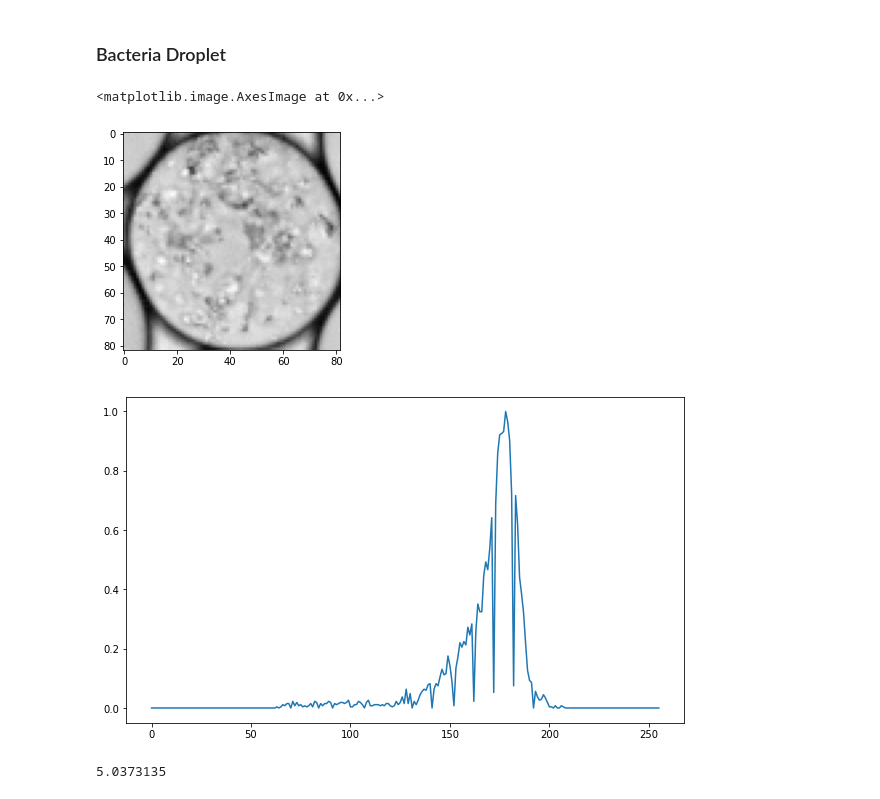
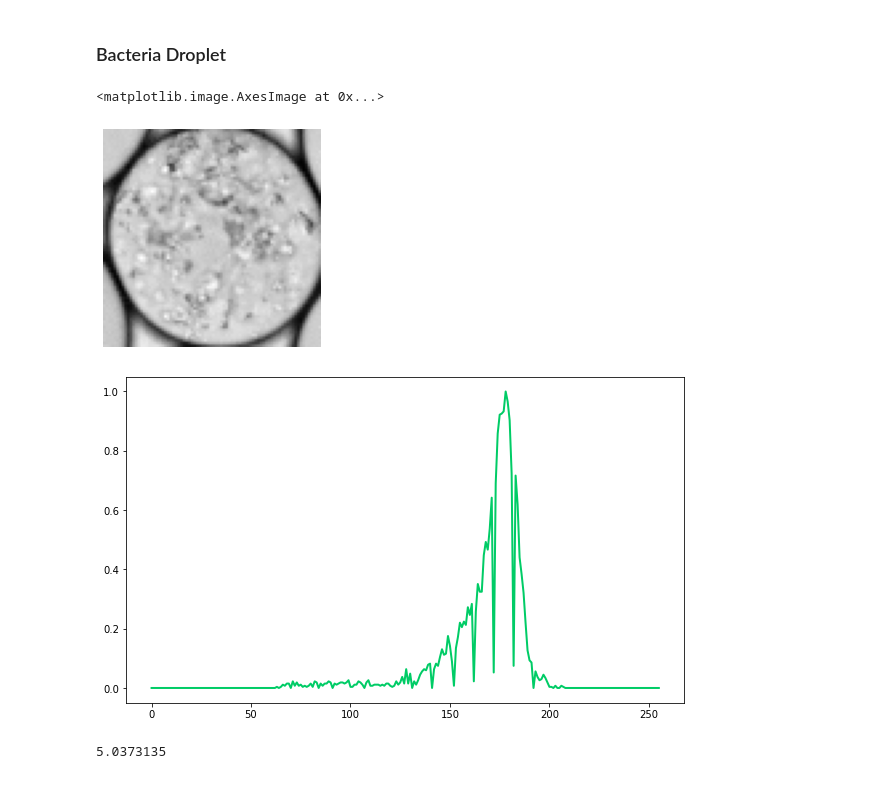
Before and after one commit to pani-vishal/droplet-counter, a Jupyter notebook: baseline.ipynb, the cells around one changed output. Drawn from its saved outputs; the diff is of its cells as text; code cells hidden in the pictures.

```diff
--- a/baseline.ipynb
+++ b/baseline.ipynb
@@ -63,27 +64,28 @@ hist_normed.sum()
 # %%
 idx_circle = 100
 circle = list_circles[0, idx_circle]
 
 x_1 = int(circle[0]) - int(1 * circle[2])
 y_1 = int(circle[1]) - int(1 * circle[2])
 x_2 = int(circle[0]) + int(1 * circle[2])
 y_2 = int(circle[1]) + int(1 * circle[2])
 
 droplet_image = gray[y_1:y_2, x_1:x_2]
+plt.axis("off")
 plt.imshow(droplet_image, cmap="gray")
 # %% [output]
 <matplotlib.image.AxesImage at 0x...>
-[figure, old version]
+[figure, new version]
 # %%
 image_mask = create_circular_mask(droplet_image.shape).astype("uint8") * 255
 # %%
 histogram = cv2.calcHist([droplet_image], channels=[0], mask=image_mask, histSize=[256], ranges=[0, 256])
 hist_normed = cv2.normalize(histogram, histogram, alpha=0, beta=1, norm_type=cv2.NORM_MINMAX)
 plt.figure(figsize=(10, 6))
-plt.plot(hist_normed)
+plt.plot(hist_normed, color=(0, 204/255, 102/255), linewidth=2)
 plt.show()
 # %% [output]
-[figure, old version]
+[figure, new version]
 # %%
 hist_normed.sum()
 # %% [output]
```
Also changed, not shown: parts of 3 cells of this notebook, 12 other files.
